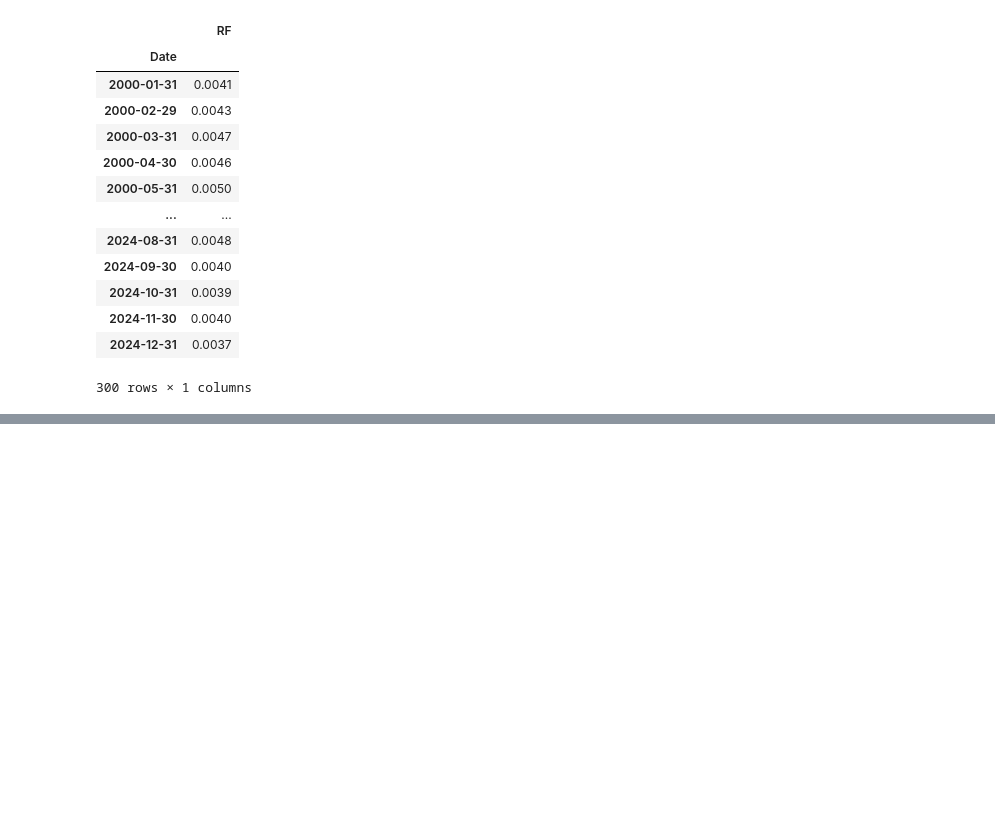
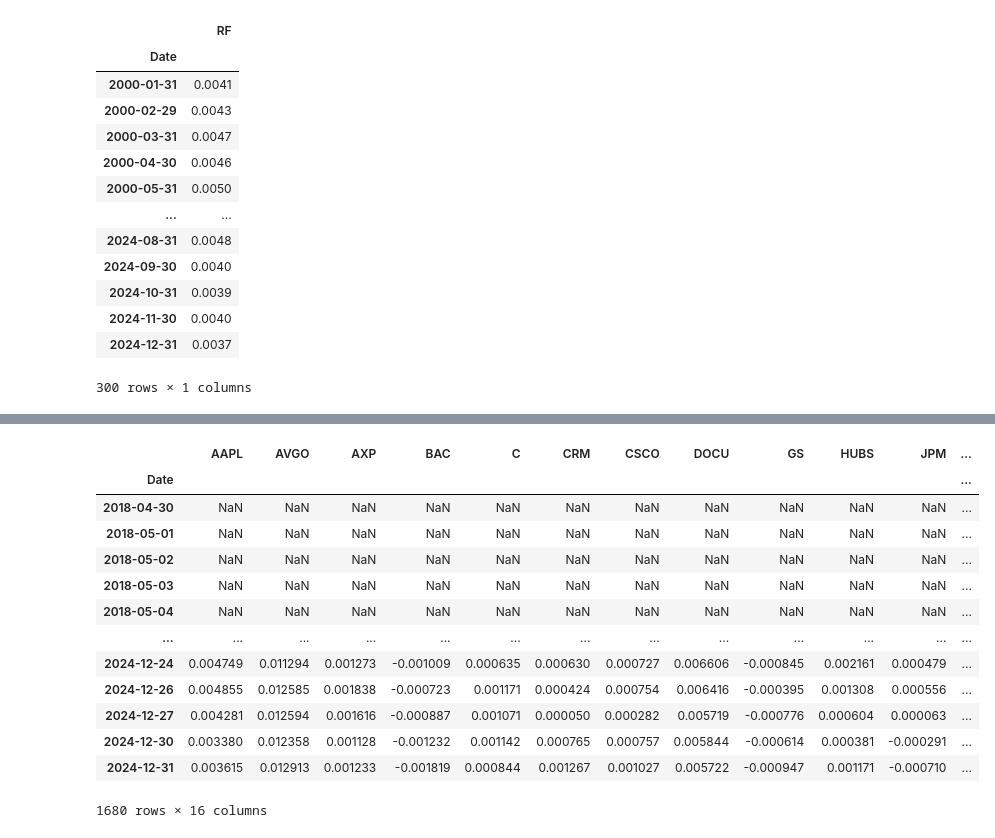
Before and after one commit to rishitashroff/riskreturncalculator, a Jupyter notebook: Project.ipynb, the cells around one changed output, grey strips where cells are left out. Saved outputs shown, nothing was run; the diff lists cells and outputs as text; code cells hidden in the pictures; blank space fills up the shorter version.

```diff
--- a/Project.ipynb
+++ b/Project.ipynb
@@ -274,0 +187,21 @@ date
+# %%
+# pd.set_option('display.max_rows', None)
+pd.reset_option('display.max_rows')
+# %%
+rolling_avg = returns.rolling(window=30).mean()
+rolling_avg
+# %% [output]
+|  | AAPL | AVGO | AXP | BAC | C | CRM | CSCO | DOCU | GS | HUBS | JPM | ... |
+| Date |  |  |  |  |  |  |  |  |  |  |  | ... |
+| 2018-04-30 | NaN | NaN | NaN | NaN | NaN | NaN | NaN | NaN | NaN | NaN | NaN | ... |
+| 2018-05-01 | NaN | NaN | NaN | NaN | NaN | NaN | NaN | NaN | NaN | NaN | NaN | ... |
+| 2018-05-02 | NaN | NaN | NaN | NaN | NaN | NaN | NaN | NaN | NaN | NaN | NaN | ... |
+| 2018-05-03 | NaN | NaN | NaN | NaN | NaN | NaN | NaN | NaN | NaN | NaN | NaN | ... |
+| 2018-05-04 | NaN | NaN | NaN | NaN | NaN | NaN | NaN | NaN | NaN | NaN | NaN | ... |
+| ... | ... | ... | ... | ... | ... | ... | ... | ... | ... | ... | ... | ... |
+| 2024-12-24 | 0.004749 | 0.011294 | 0.001273 | -0.001009 | 0.000635 | 0.000630 | 0.000727 | 0.006606 | -0.000845 | 0.002161 | 0.000479 | ... |
+| 2024-12-26 | 0.004855 | 0.012585 | 0.001838 | -0.000723 | 0.001171 | 0.000424 | 0.000754 | 0.006416 | -0.000395 | 0.001308 | 0.000556 | ... |
+| 2024-12-27 | 0.004281 | 0.012594 | 0.001616 | -0.000887 | 0.001071 | 0.000050 | 0.000282 | 0.005719 | -0.000776 | 0.000604 | 0.000063 | ... |
+| 2024-12-30 | 0.003380 | 0.012358 | 0.001128 | -0.001232 | 0.001142 | 0.000765 | 0.000757 | 0.005844 | -0.000614 | 0.000381 | -0.000291 | ... |
+| 2024-12-31 | 0.003615 | 0.012913 | 0.001233 | -0.001819 | 0.000844 | 0.001267 | 0.001027 | 0.005722 | -0.000947 | 0.001171 | -0.000710 | ... |
+1680 rows × 16 columns
```
Also changed, not shown: parts of 23 cells of this notebook, 1 other file.
